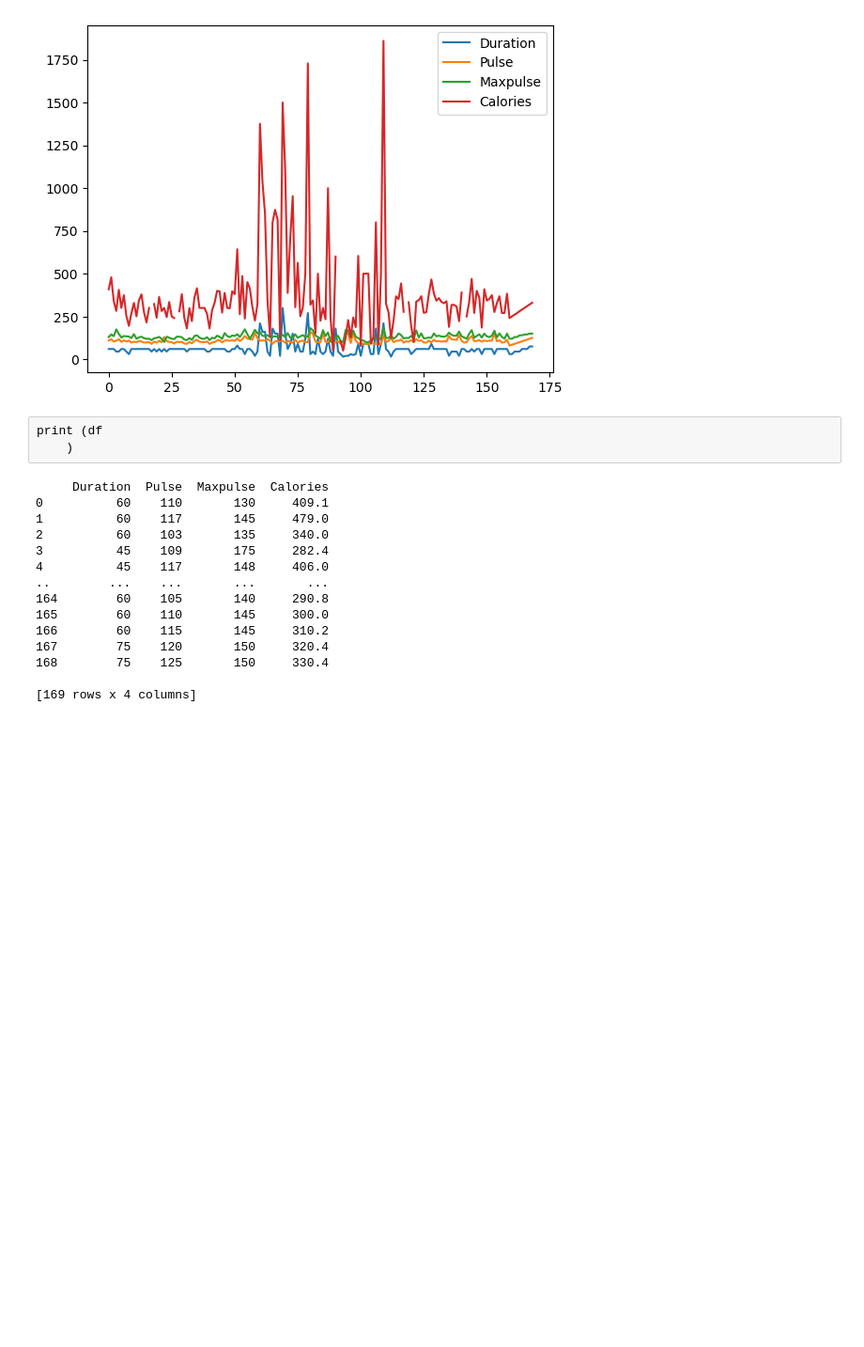
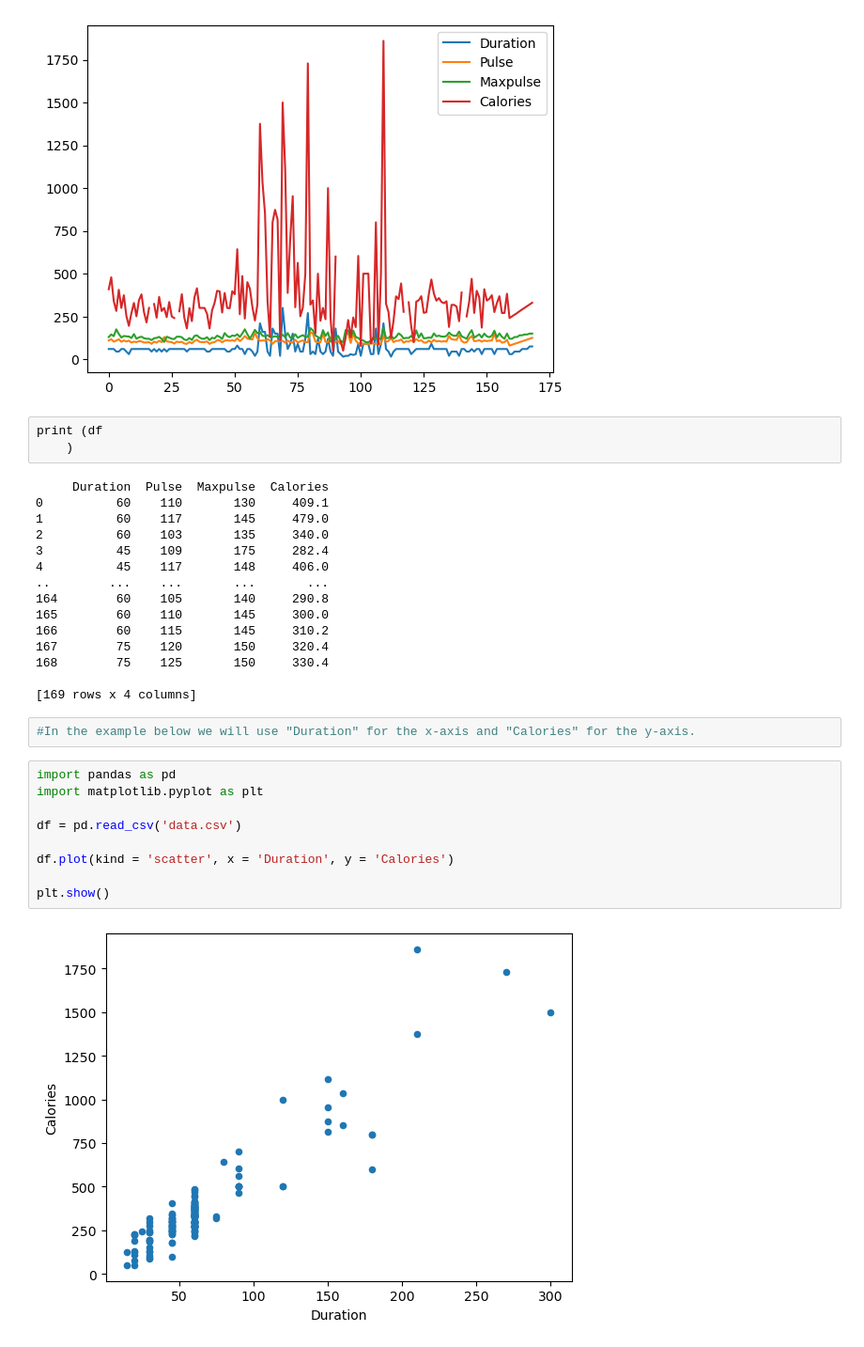
Before and after one commit to achalac/Pandas-Tutorial, a Jupyter notebook: Pandas - Plotting.ipynb, the cells around one changed output. Shown: that part at 94% size. Cells and saved outputs as stored; diff of their text form; blank space fills up the shorter version.

Commit message:
pandas plot

```diff
--- a/Pandas - Plotting.ipynb
+++ b/Pandas - Plotting.ipynb
@@ -27,3 +27,16 @@ print (df
 168        75    125       150     330.4
 
 [169 rows x 4 columns]
+# %%
+#In the example below we will use "Duration" for the x-axis and "Calories" for the y-axis.
+# %%
+import pandas as pd
+import matplotlib.pyplot as plt
+
+df = pd.read_csv('data.csv')
+
+df.plot(kind = 'scatter', x = 'Duration', y = 'Calories')
+
+plt.show()
+# %% [output]
+[figure, added]
```
